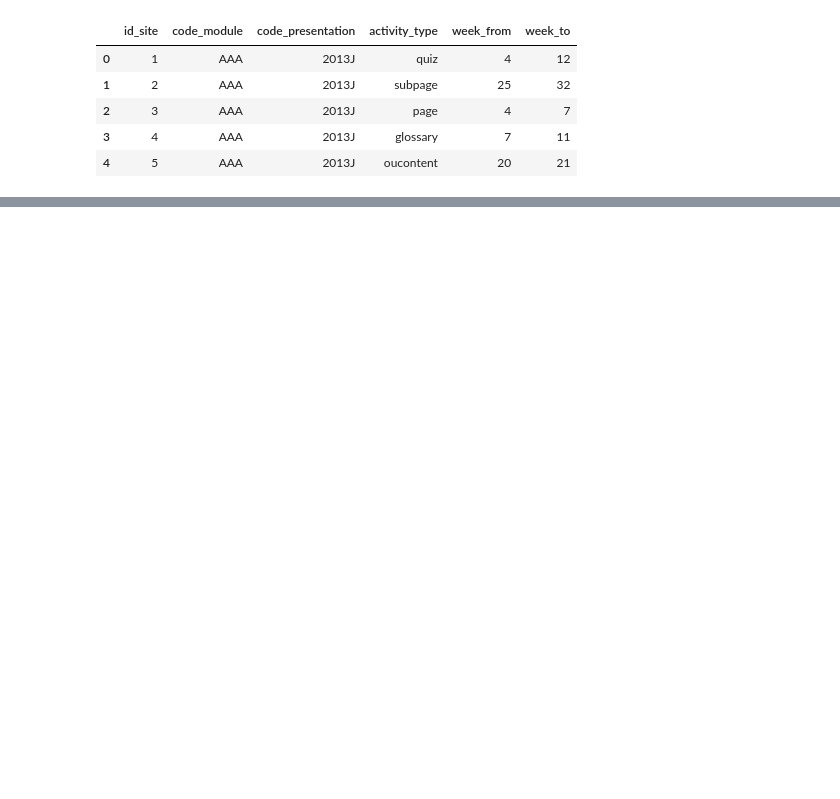
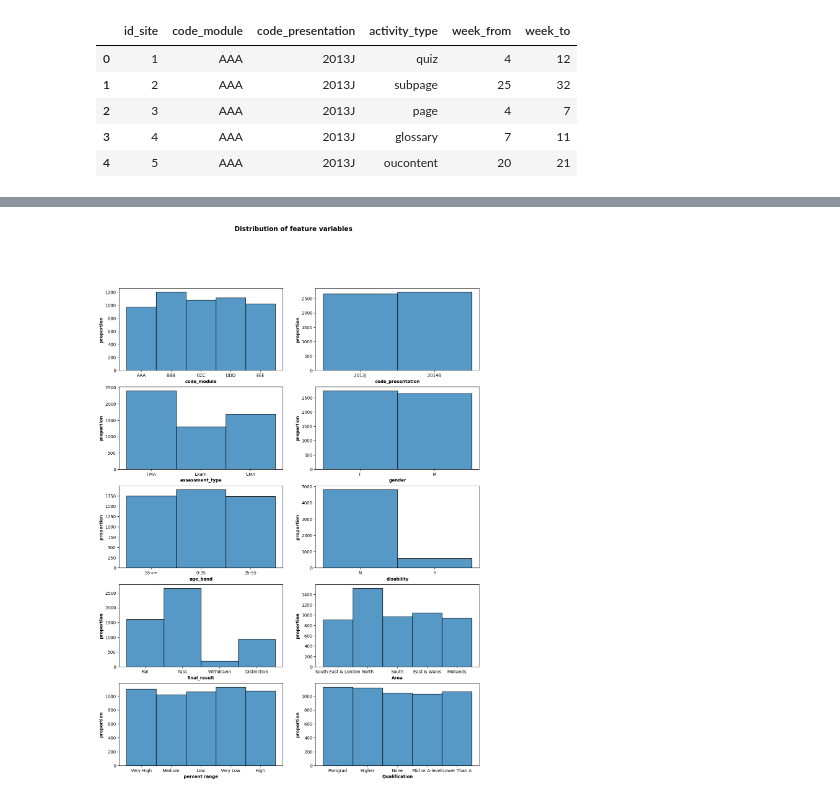
Before and after one commit to AndaniAfrica/data_science_assesment, a Jupyter notebook: assessment_notebook.ipynb, the cells around one changed output, grey strips where cells are left out. Saved outputs shown, nothing was run; the diff lists cells and outputs as text; code cells hidden in the pictures; blank space fills up the shorter version.

```diff
--- a/assessment_notebook.ipynb
+++ b/assessment_notebook.ipynb
@@ -204,0 +448,11 @@ memory usage: 1.8+ MB
+# %%
+features_array_cat = np.array(df_categorical.columns, dtype='object').reshape(5,2)
+fig, ax  =  plt.subplots(5,2,sharey=False,figsize=(15,20))
+for i, col in np.ndenumerate(features_array_cat):
+    sns.histplot(x =col, data = df_categorical, fill=True, ax = ax[i[0],i[1]])
+    ax[i[0],i[1]].set_xlabel(col, fontweight="bold")
+    ax[i[0],i[1]].set_ylabel("proportion", fontweight="bold")
+plt.suptitle("Distribution of feature variables", fontweight="bold", size=(15))
+plt.show()
+# %% [output]
+[figure, added]
```
Also changed, not shown: parts of 52 cells of this notebook.
